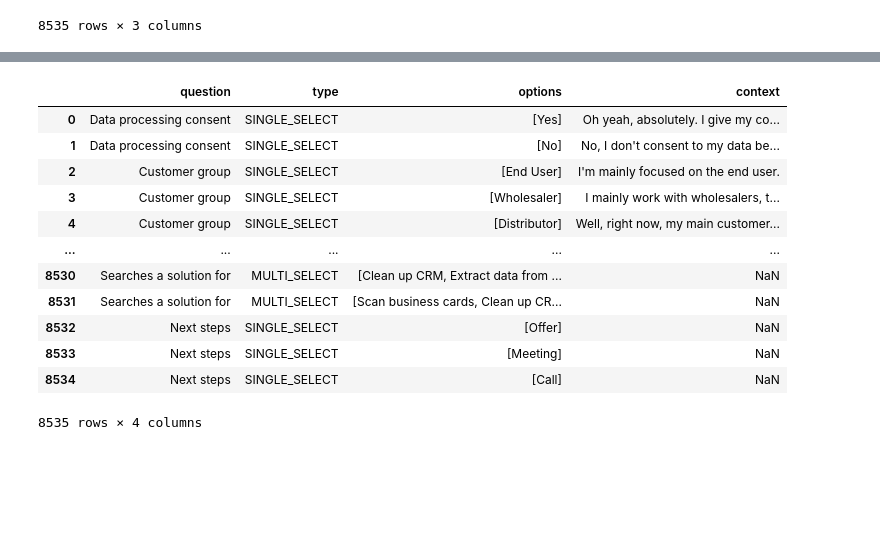
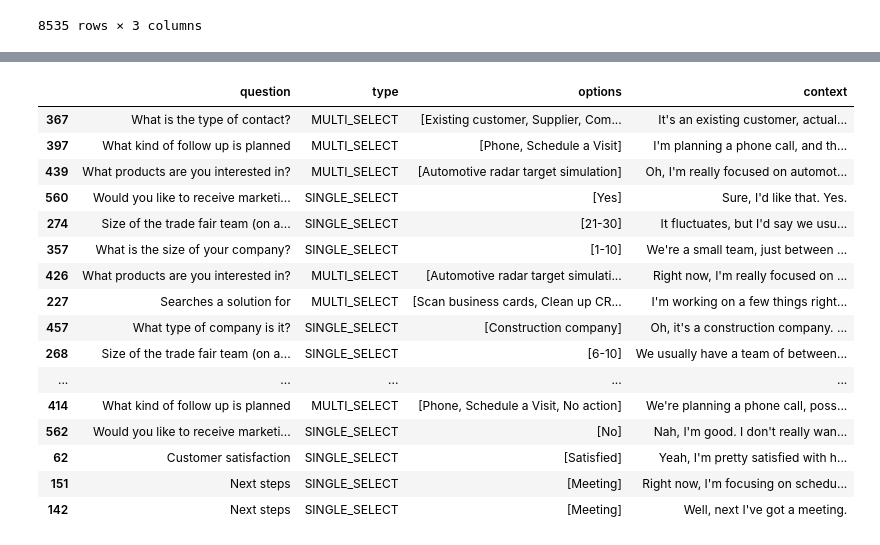
Before and after one commit to alexk2206/tds_capstone, a Jupyter notebook: QA_Dataset.ipynb, the cells around one changed output, grey strips where cells are left out. Saved outputs shown, nothing was run; the diff lists cells and outputs as text; code cells hidden in the pictures; blank space fills up the shorter version.

```diff
--- a/QA_Dataset.ipynb
+++ b/QA_Dataset.ipynb
@@ -25,0 +43,4 @@ q_changed_options
+# %%
+answer_combinations_limited = adjust_question_amount(answer_combinations, 'question', 1)
+print(answer_combinations_limited.shape)
+answer_combinations_limited
@@ -38,11 +74,13 @@ genai.configure(api_key=key)
 # load model
 model = genai.GenerativeModel("gemini-1.5-flash")
 # %%
-def sc_generate_answer(question, options):
+max_output_tokens = 64
+
+def generate_answer(question, options):
   prompt = f"""
   You are being asked a question and must answer in a way that sounds like you're speaking in the first person.
-  Your response should be varied and sound natural, like you're being interviewed.
-  Answer in present tense like you are having a conversation.
+  Your response should be varied and sound natural, like you're being interviewed without talking unnecessarily much. Use actual numbers instead of writing them out, but only if necessary.
+  Answer in present tense like you are having a conversation, use up to {max_output_tokens} tokens but keep it short.
   Question: {question}\n
   Answer: {options}\n
   Answer as a sentence:
@@ -50,12 +88,12 @@ def sc_generate_answer(question, options):
   response = model.generate_content(
       contents = prompt,
       generation_config = genai.GenerationConfig(
-          max_output_tokens=100,
-          temperature=2,)
+          max_output_tokens=max_output_tokens,
+          temperature=2)
     )
 
   answer = response.text.strip()
 
-  time.sleep(3)
+  time.sleep(4)
 
   return answer
@@ -61,0 +117,6 @@ def sc_generate_answer(question, options):
+# %%
+# QA Dataset
+
+qa_dataset = answer_combinations_limited.copy()
+
+qa_dataset
@@ -62,18 +137,22 @@ def sc_generate_answer(question, options):
 # %%
-q_changed_options['context'] = q_changed_options.head(5).apply(lambda row: sc_generate_answer(row['question'], row['options']), axis=1)
+qa_dataset['context'] = qa_dataset.apply(lambda row: generate_answer(row['question'], row['options']), axis=1)
-# %%
-q_changed_options
-# %% [output]
-|  | question | type | options | context |
-| 0 | Data processing consent | SINGLE_SELECT | [Yes] | Oh yeah, absolutely. I give my co... |
-| 1 | Data processing consent | SINGLE_SELECT | [No] | No, I don't consent to my data be... |
-| 2 | Customer group | SINGLE_SELECT | [End User] | I'm mainly focused on the end user. |
-| 3 | Customer group | SINGLE_SELECT | [Wholesaler] | I mainly work with wholesalers, t... |
-| 4 | Customer group | SINGLE_SELECT | [Distributor] | Well, right now, my main customer... |
-| ... | ... | ... | ... | ... |
-| 8530 | Searches a solution for | MULTI_SELECT | [Clean up CRM, Extract data from ... | NaN |
-| 8531 | Searches a solution for | MULTI_SELECT | [Scan business cards, Clean up CR... | NaN |
-| 8532 | Next steps | SINGLE_SELECT | [Offer] | NaN |
-| 8533 | Next steps | SINGLE_SELECT | [Meeting] | NaN |
-| 8534 | Next steps | SINGLE_SELECT | [Call] | NaN |
-8535 rows × 4 columns
+# %%
+qa_dataset.sample(25)
+# %% [output]
+|  | question | type | options | context |
+| 367 | What is the type of contact? | MULTI_SELECT | [Existing customer, Supplier, Com... | It's an existing customer, actual... |
+| 397 | What kind of follow up is planned | MULTI_SELECT | [Phone, Schedule a Visit] | I'm planning a phone call, and th... |
+| 439 | What products are you interested in? | MULTI_SELECT | [Automotive radar target simulation] | Oh, I'm really focused on automot... |
+| 560 | Would you like to receive marketi... | SINGLE_SELECT | [Yes] | Sure, I'd like that. Yes. |
+| 274 | Size of the trade fair team (on a... | SINGLE_SELECT | [21-30] | It fluctuates, but I'd say we usu... |
+| 357 | What is the size of your company? | SINGLE_SELECT | [1-10] | We're a small team, just between ... |
+| 426 | What products are you interested in? | MULTI_SELECT | [Automotive radar target simulati... | Right now, I'm really focused on ... |
+| 227 | Searches a solution for | MULTI_SELECT | [Scan business cards, Clean up CR... | I'm working on a few things right... |
+| 457 | What type of company is it? | SINGLE_SELECT | [Construction company] | Oh, it's a construction company. ... |
+| 268 | Size of the trade fair team (on a... | SINGLE_SELECT | [6-10] | We usually have a team of between... |
+| ... | ... | ... | ... | ... |
+| 414 | What kind of follow up is planned | MULTI_SELECT | [Phone, Schedule a Visit, No action] | We're planning a phone call, poss... |
+| 562 | Would you like to receive marketi... | SINGLE_SELECT | [No] | Nah, I'm good. I don't really wan... |
+| 62 | Customer satisfaction | SINGLE_SELECT | [Satisfied] | Yeah, I'm pretty satisfied with h... |
+| 151 | Next steps | SINGLE_SELECT | [Meeting] | Right now, I'm focusing on schedu... |
+| 142 | Next steps | SINGLE_SELECT | [Meeting] | Well, next I've got a meeting. |
```
Also changed, not shown: parts of 7 cells of this notebook.
